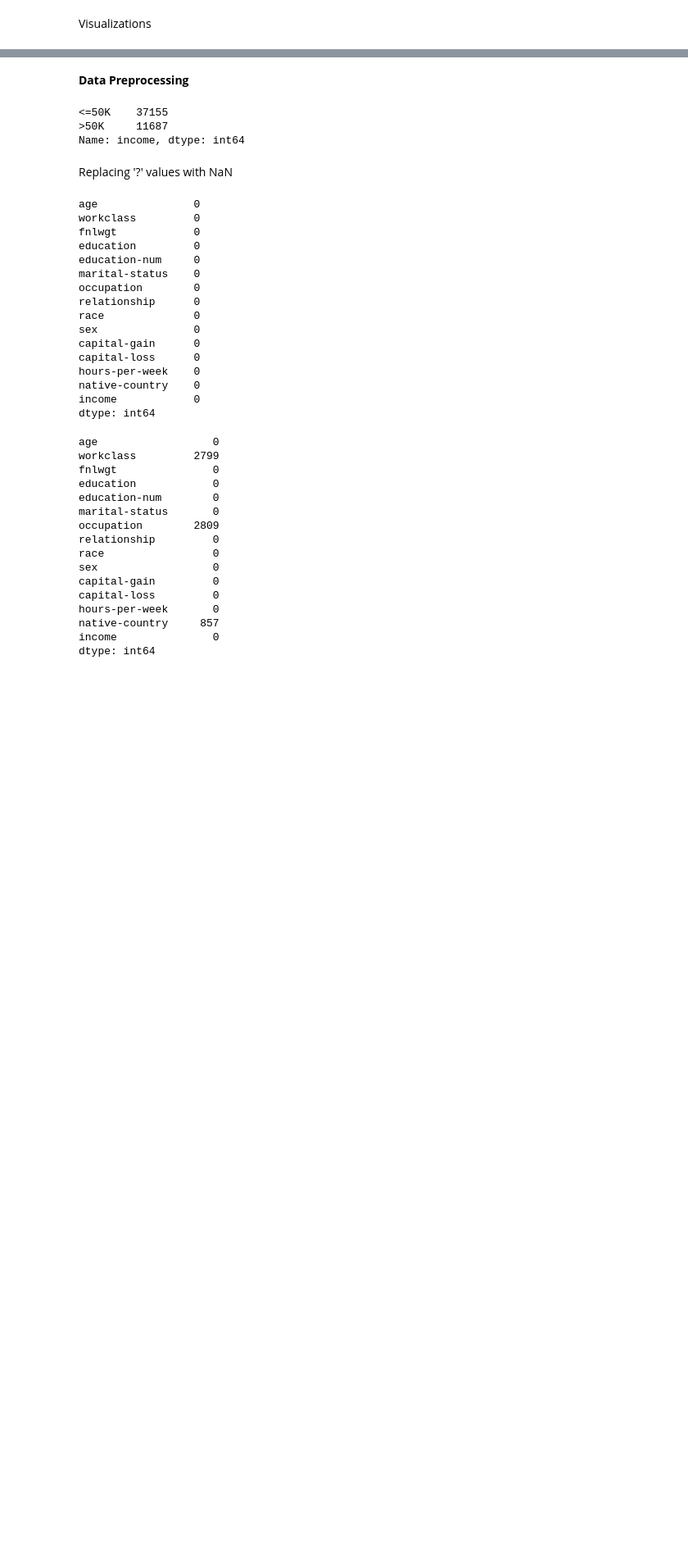
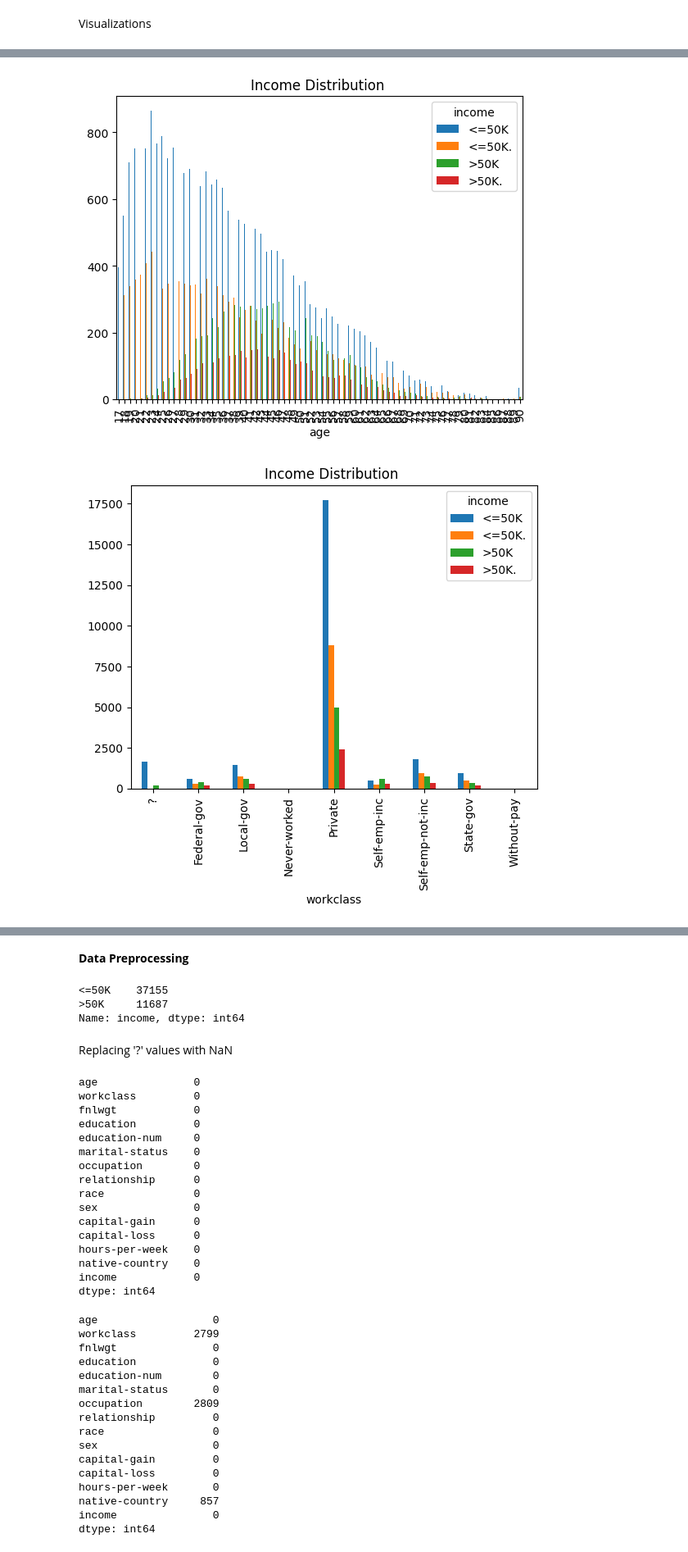
Before and after one commit to arfadhiq/Census-Income, a Jupyter notebook: Census_Income.ipynb, the cells around one changed output, grey strips where cells are left out. Shown at 82% size. Saved outputs shown, nothing was run; the diff lists cells and outputs as text; code cells hidden in the pictures; blank space fills up the shorter version.

```diff
--- a/Census_Income.ipynb
+++ b/Census_Income.ipynb
@@ -434,8 +453,11 @@ Visualizations
 # %%
 # Displaying plots of some features against income
 features = ["age","workclass","education","education-num","marital-status","occupation","relationship","race","sex","capital-gain","capital-loss","hours-per-week" ,"native-country"]
 for feature in features:
-    pd.crosstab(X[feature], X['income']).plot(kind='bar')
-    plt.title('Income Distribution by Workclass')
+    pd.crosstab(df[feature], df['income']).plot(kind='bar')
+    plt.title('Income Distribution ')
     plt.xticks(rotation= 90)
     plt.show()
+# %% [output]
+[figure, added]
+[figure, added]
```
Also changed, not shown: parts of 51 cells of this notebook.
